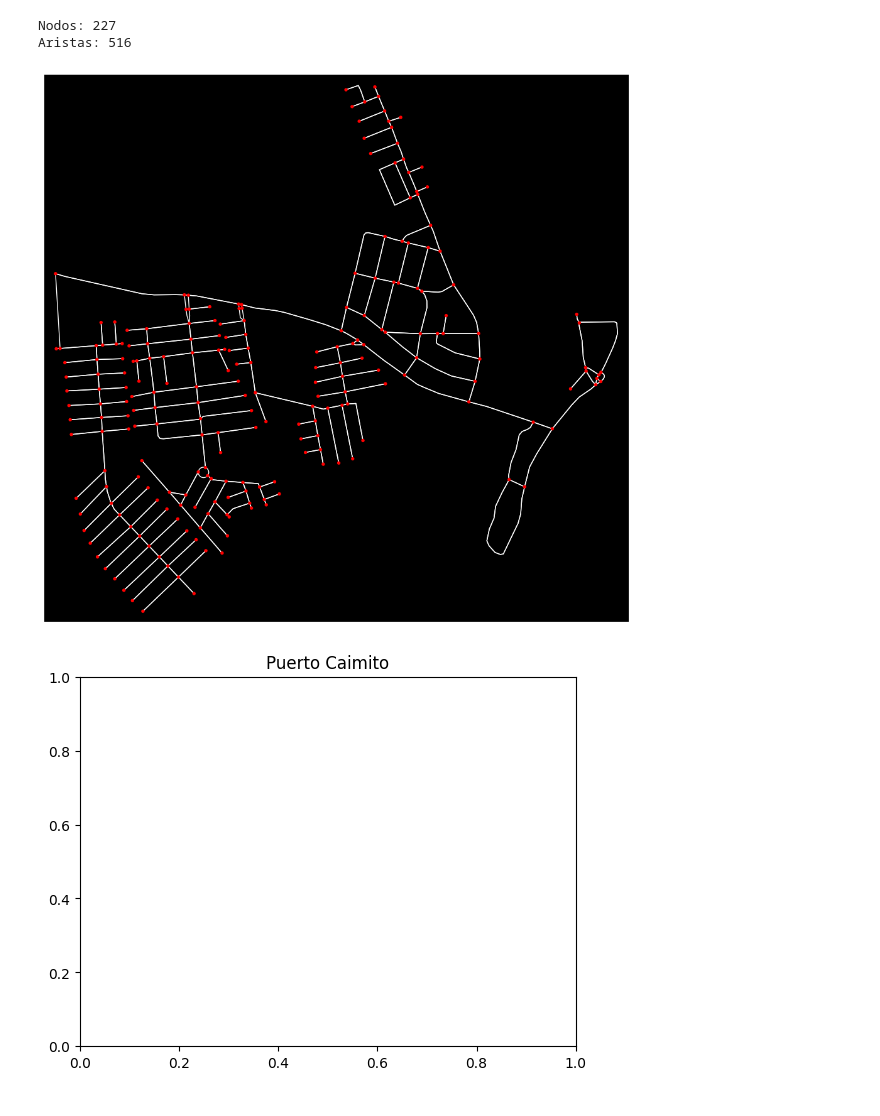
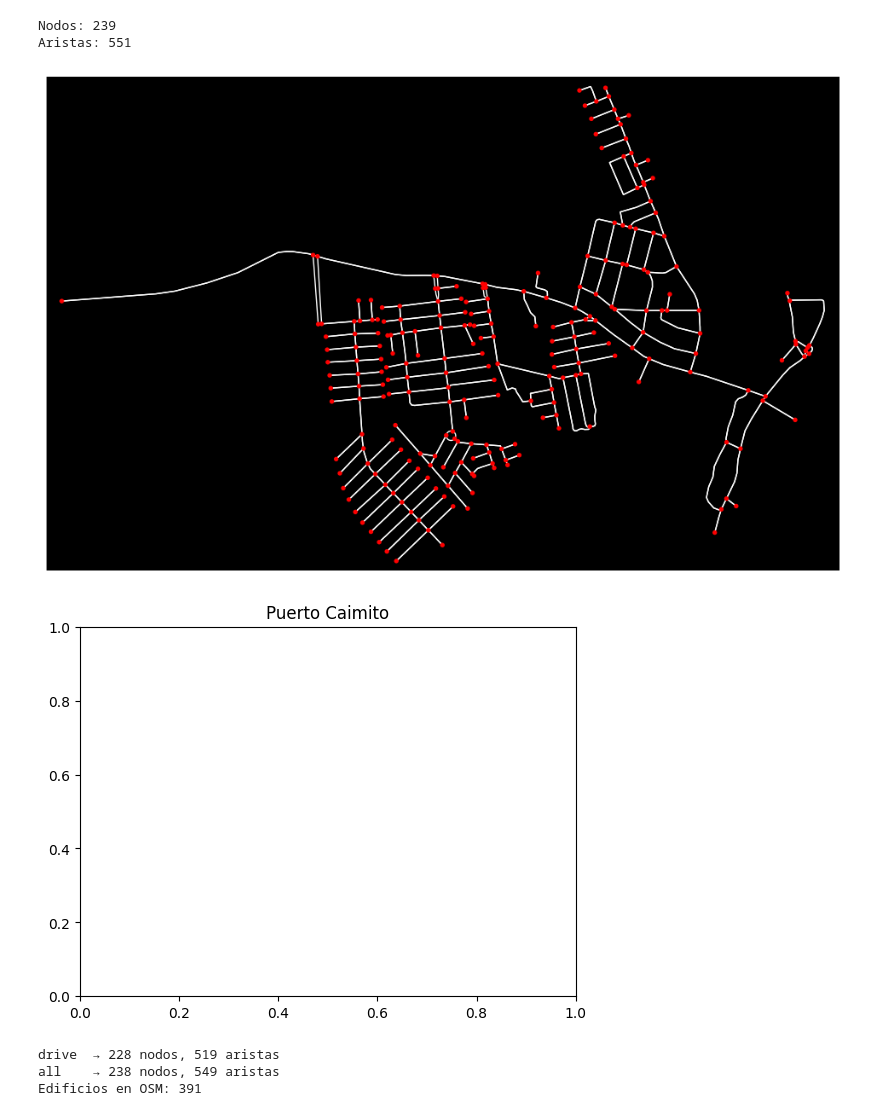
Before and after one commit to MiriamAngulo07/Optimizaci-n-de-rutas-de-recolecci-n-de-residuos, a Jupyter notebook: PuertoCaimito.ipynb, the cells around one changed output. Drawn from its saved outputs; the diff is of its cells as text; code cells hidden in the pictures.

```diff
--- a/PuertoCaimito.ipynb
+++ b/PuertoCaimito.ipynb
@@ -1,33 +1,51 @@
 # %%
 import osmnx as ox
 import matplotlib.pyplot as plt
 
 # Coordenadas de Barriada Don Juan, Puerto Caimito
 lat, lon = 8.873469020957439, -79.71761518423519
 
 # Reducir el radio a 1000 metros (1 km)
 # para enfocarse solo en la barriada
 G = ox.graph_from_point(
     (lat, lon),
-    dist=1000,  # antes era 3000, ahora 1000
-    network_type="drive"
+    dist=1300,
+    network_type="all",     # antes "drive" — ahora incluye residenciales y servidumbres
+    simplify=True,
+    retain_all=False,        # CLAVE: deja solo el componente conexo, sin islas sueltas
+    truncate_by_edge=True,   # no corta calles a la mitad en el borde
 )
 
 print(f"Nodos: {len(G.nodes)}")
 print(f"Aristas: {len(G.edges)}")
 
 fig, ax = ox.plot_graph(
     G,
     figsize=(12, 12),
     node_color="red",
     node_size=15,
     edge_color="white",
     bgcolor="black"
 )
 plt.title("Puerto Caimito")
 plt.show()
 # %% [output]
-Nodos: 227
-Aristas: 516
+Nodos: 239
+Aristas: 551
-[figure, old version]
+[figure, new version]
 [figure]
+# %%
+import osmnx as ox
+lat, lon = 8.873469020957439, -79.71761518423519
+
+for nt in ["drive", "all"]:
+    G = ox.graph_from_point((lat, lon), dist=1300, network_type=nt, retain_all=False)
+    print(f"{nt:6} → {len(G.nodes)} nodos, {len(G.edges)} aristas")
+
+# ¿Cuántos edificios tiene OSM en la zona?
+edif = ox.features.features_from_point((lat, lon), tags={"building": True}, dist=1300)
+print(f"Edificios en OSM: {len(edif)}")
+# %% [output]
+drive  → 228 nodos, 519 aristas
+all    → 238 nodos, 549 aristas
+Edificios en OSM: 391
```
Also changed, not shown: 12 other files.
